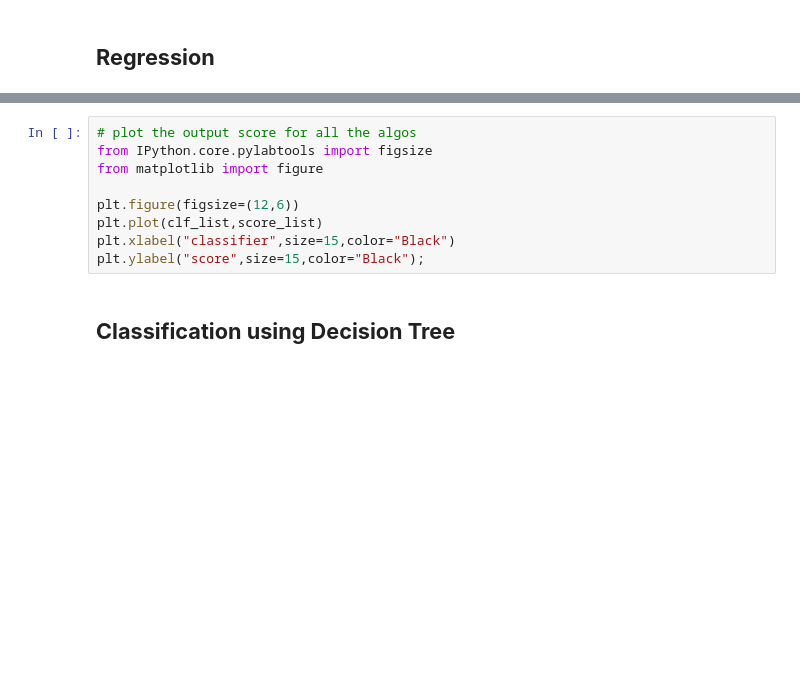
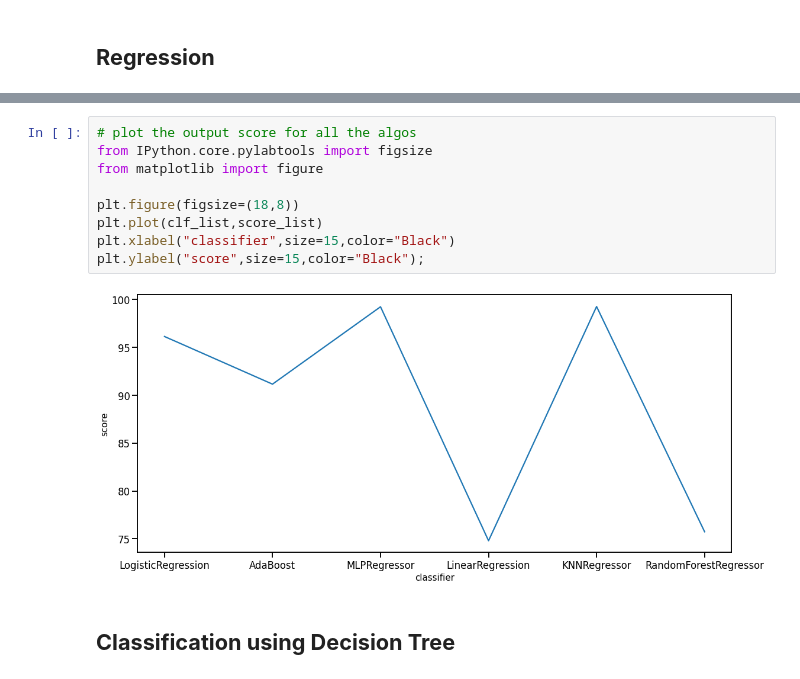
Before and after one commit to Karishma-Kuria/ML-DecisionTree-Regression-Classification, a Jupyter notebook: Assignment5.ipynb, the cells around one changed output, grey strips where cells are left out. Saved outputs shown, nothing was run; the diff lists cells and outputs as text; blank space fills up the shorter version.

```diff
--- a/Assignment5.ipynb
+++ b/Assignment5.ipynb
@@ -794,12 +930,14 @@ for algo, clf in zip(regression_algos, classifiers):
 # %%
 # plot the output score for all the algos
 from IPython.core.pylabtools import figsize
 from matplotlib import figure
 
-plt.figure(figsize=(12,6))
+plt.figure(figsize=(18,8))
 plt.plot(clf_list,score_list)
 plt.xlabel("classifier",size=15,color="Black")
 plt.ylabel("score",size=15,color="Black");
+# %% [output]
+[figure, added]
 # %% [markdown]
 ## **Classification using Decision Tree**
 # %%
```
Also changed, not shown: parts of 77 cells of this notebook.
